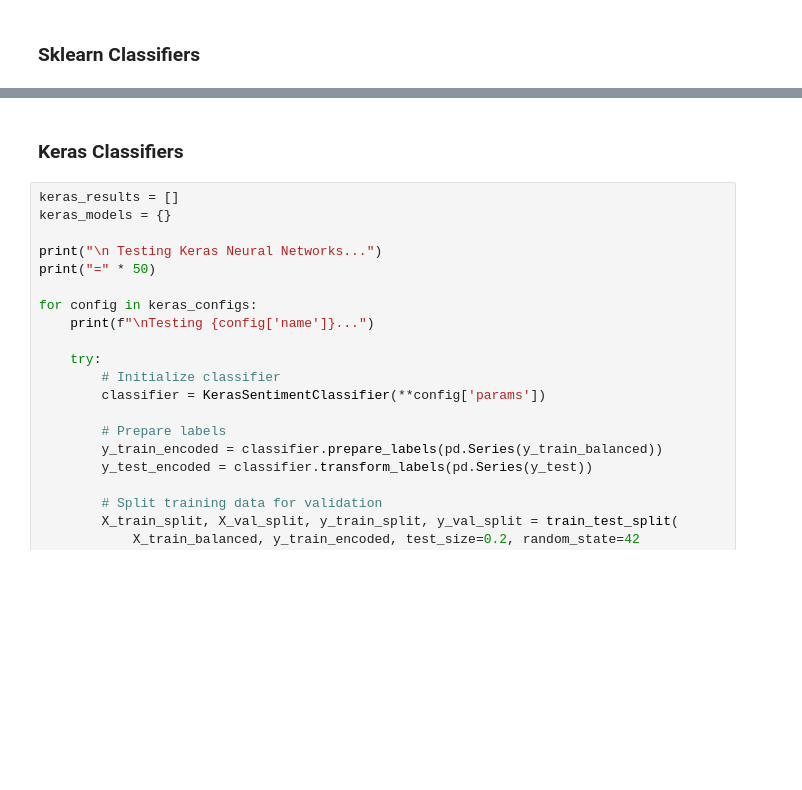
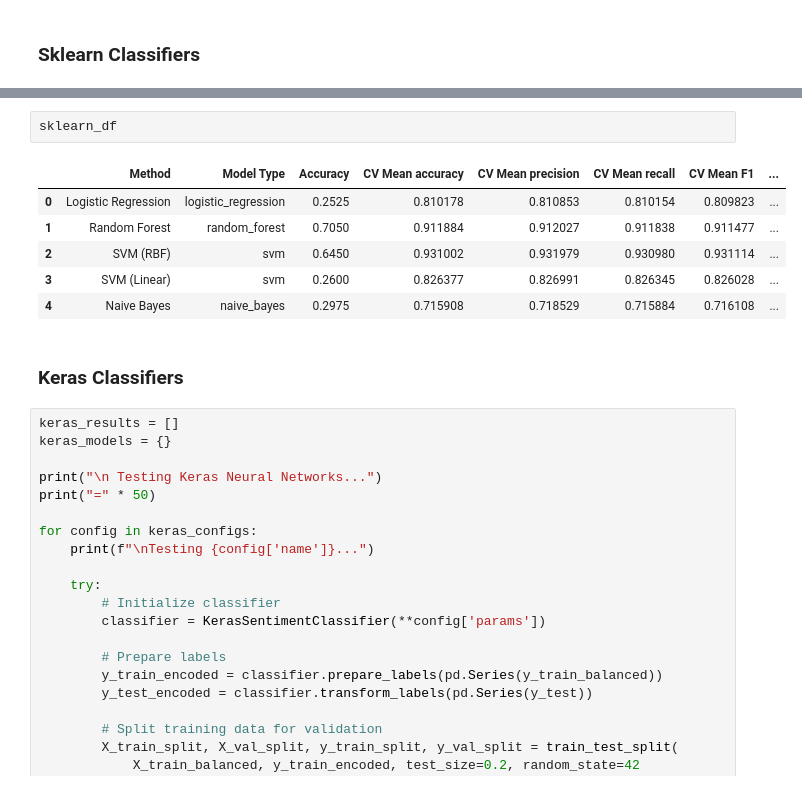
Before and after one commit to joanaefsteves/SentimentAnalysis_StockMarket, a Jupyter notebook: Notebooks/test_classifier.ipynb, the cells around one changed output, grey strips where cells are left out. Cells and saved outputs as stored; diff of their text form; blank space fills up the shorter version.

```diff
--- a/Notebooks/test_classifier.ipynb
+++ b/Notebooks/test_classifier.ipynb
@@ -221,3 +340,12 @@ print(sklearn_df.round(4))
+# %%
+sklearn_df
+# %% [output]
+|  | Method | Model Type | Accuracy | CV Mean accuracy | CV Mean precision | CV Mean recall | CV Mean F1 | ... |
+| 0 | Logistic Regression | logistic_regression | 0.2525 | 0.810178 | 0.810853 | 0.810154 | 0.809823 | ... |
+| 1 | Random Forest | random_forest | 0.7050 | 0.911884 | 0.912027 | 0.911838 | 0.911477 | ... |
+| 2 | SVM (RBF) | svm | 0.6450 | 0.931002 | 0.931979 | 0.930980 | 0.931114 | ... |
+| 3 | SVM (Linear) | svm | 0.2600 | 0.826377 | 0.826991 | 0.826345 | 0.826028 | ... |
+| 4 | Naive Bayes | naive_bayes | 0.2975 | 0.715908 | 0.718529 | 0.715884 | 0.716108 | ... |
 # %% [markdown]
 ### Keras Classifiers
 # %%
```
Also changed, not shown: parts of 14 cells of this notebook, 4 other files.
